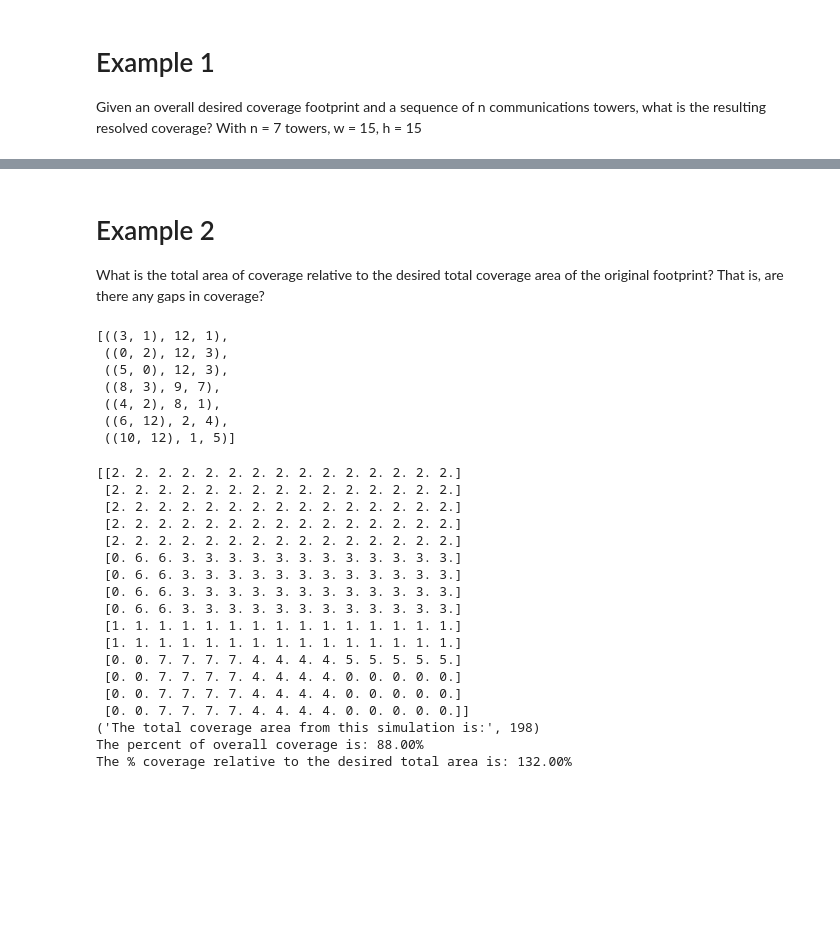
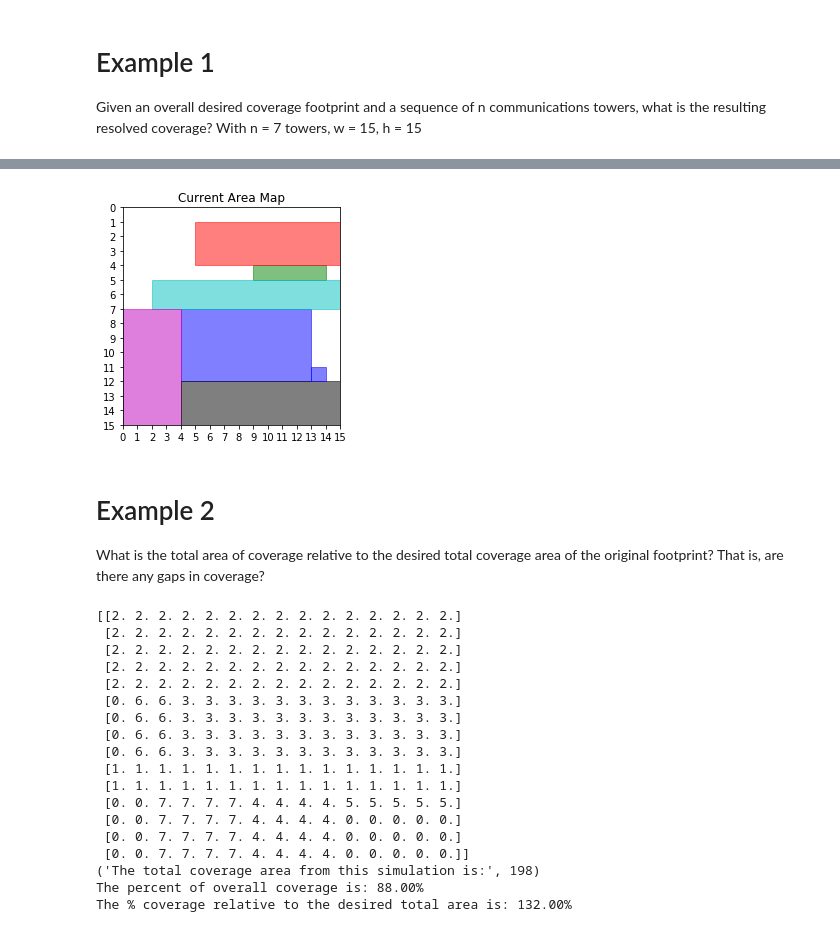
Before and after one commit to bhaktatejas922/individ-project, a Jupyter notebook: AD-Hoc.ipynb, the cells around one changed output, grey strips where cells are left out. Cells and saved outputs as stored; diff of their text form; code cells hidden in the pictures; blank space fills up the shorter version.

```diff
--- a/AD-Hoc.ipynb
+++ b/AD-Hoc.ipynb
@@ -337,17 +373,12 @@ example = main(7, 15, 15)
+# %%
+# Example with just the final plot
+plotting_towers(7,15,15,False)
+# %% [output]
+[figure, added]
 # %% [markdown]
 # Example 2
 What is the total area of coverage relative to the desired total coverage area of the
 original footprint? That is, are there any gaps in coverage?
-# %%
-rectangle_data
-# %% [output]
-[((3, 1), 12, 1),
- ((0, 2), 12, 3),
- ((5, 0), 12, 3),
- ((8, 3), 9, 7),
- ((4, 2), 8, 1),
- ((6, 12), 2, 4),
- ((10, 12), 1, 5)]
 # %%
 def relative_coverage(desired, data, w, h):
     """
```
Also changed, not shown: parts of 16 cells of this notebook.
